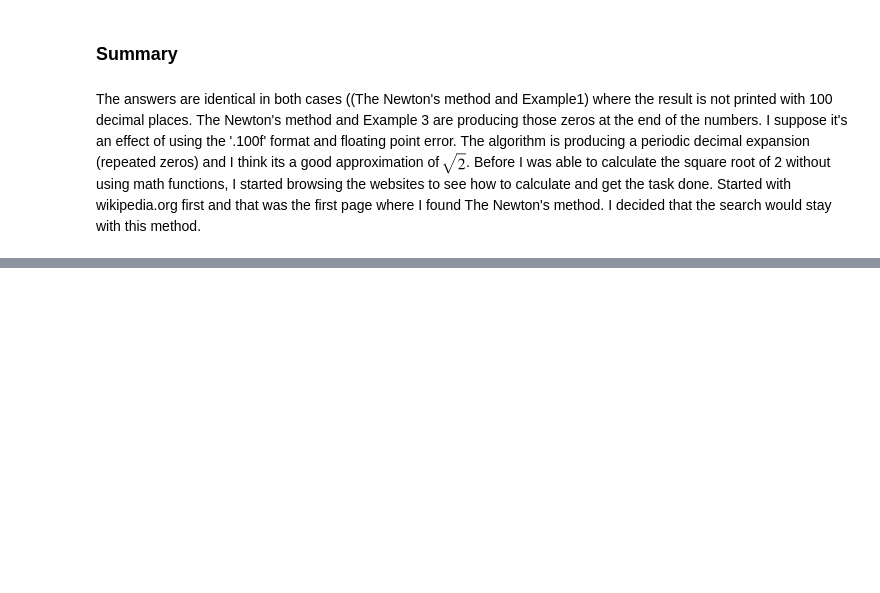
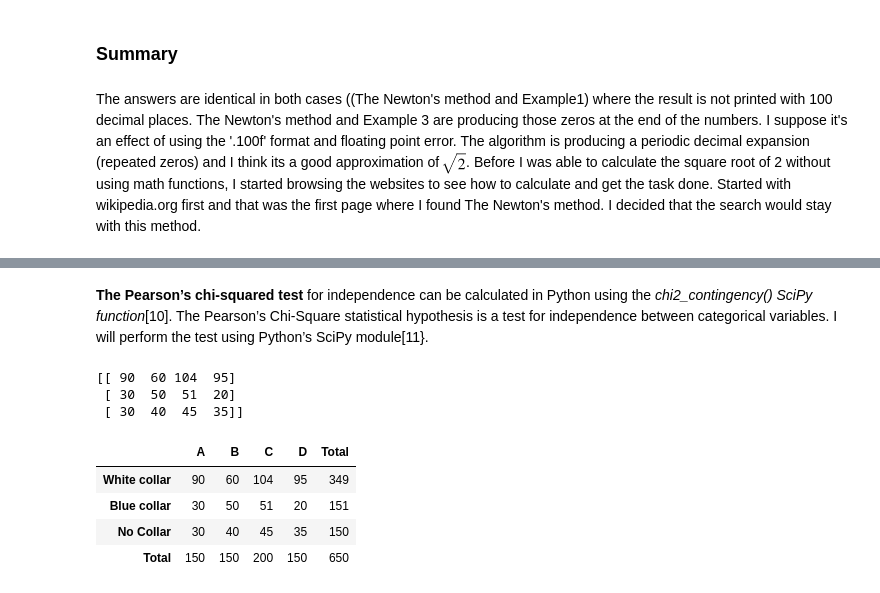
Before and after one commit to karolinaszafranbelzowska/Machine-Learning-and-Statistic---Tasks-assesments, a Jupyter notebook: tasks.ipynb, the cells around one changed output, grey strips where cells are left out. Drawn from its saved outputs; the diff is of its cells as text; code cells hidden in the pictures; blank space fills up the shorter version.

```diff
--- a/sqrt2.ipynb
+++ b/tasks.ipynb
@@ -124,0 +135,3 @@ Before I was able to calculate the square root of 2 without using math functions
+# %% [markdown]
+**The Pearson’s chi-squared test** for independence can be calculated in Python using the _chi2_contingency() SciPy function_[10].
+The Pearson’s Chi-Square statistical hypothesis is a test for independence between categorical variables. I will perform the test using Python’s SciPy module[11}.
@@ -124,0 +146,21 @@ Before I was able to calculate the square root of 2 without using math functions
+# %%
+table = np.array([[90, 60, 104, 95], # table helps to perform the test.
+                 [30, 50, 51, 20],
+                 [30, 40, 45, 35]])
+print(table)
+# %% [output]
+[[ 90  60 104  95]
+ [ 30  50  51  20]
+ [ 30  40  45  35]]
+# %%
+# Create df with table data.
+data = {'A':[90, 30, 30, 150], 'B':[60, 50, 40, 150], 'C':[104, 51, 45, 200],
+        'D':[95, 20, 35, 150], 'Total':[349, 151, 150, 650]}
+df = pd.DataFrame(data,index=['White collar', 'Blue collar', 'No Collar', 'Total'])
+df
+# %% [output]
+|  | A | B | C | D | Total |
+| White collar | 90 | 60 | 104 | 95 | 349 |
+| Blue collar | 30 | 50 | 51 | 20 | 151 |
+| No Collar | 30 | 40 | 45 | 35 | 150 |
+| Total | 150 | 150 | 200 | 150 | 650 |
```
Also changed, not shown: parts of 19 cells of this notebook.
